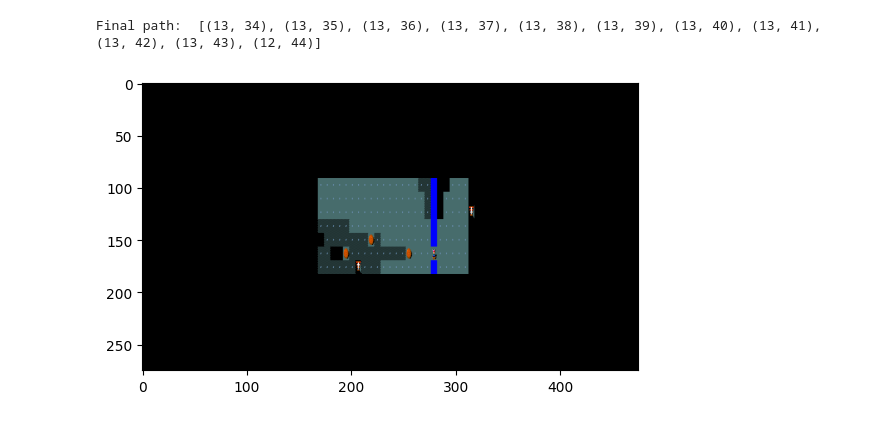
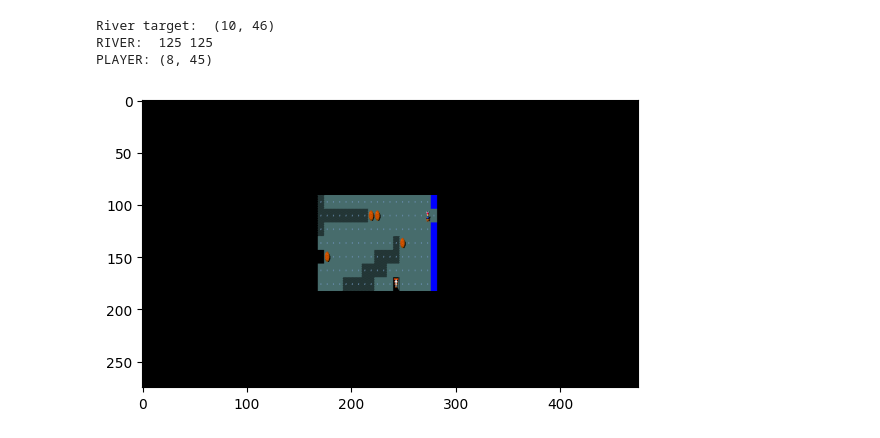
Before and after one commit to JacopoRaffi/AIF_Project, a Jupyter notebook: online_a_star_test.ipynb, the cells around one changed output. Cells and saved outputs as stored; diff of their text form; code cells hidden in the pictures.

Commit message:
add agent to exit

```diff
--- a/online_a_star_test.ipynb
+++ b/online_a_star_test.ipynb
@@ -21,5 +21,14 @@ plt.imshow(state['pixel'][100:250, 400:750]) # Immagine ristretta con range [y][
-# %%
-new_target, observation = push_one_boulder_into_river(state, env)
-# %% [output]
-Final path:  [(13, 34), (13, 35), (13, 36), (13, 37), (13, 38), (13, 39), (13, 40), (13, 41), (13, 42), (13, 43), (12, 44)]
-[figure, removed]
+# %%
+# get state
+game_map = state['chars']
+river_target, observation = push_one_boulder_into_river(state, env)
+print("River target: ", river_target)
+print("RIVER: ", game_map[river_target], ord("}"))
+print("PLAYER:", get_player_location(game_map))
+#while game_map[river_target[0], river_target[1]] == ord("}"): # exit only when the boulder creates a passage
+    #river_target, observation = push_one_boulder_into_river(state, env)
+# %% [output]
+River target:  (10, 46)
+RIVER:  125 125
+PLAYER: (8, 45)
+[figure, added]
```
Also changed, not shown: parts of 5 cells of this notebook.
